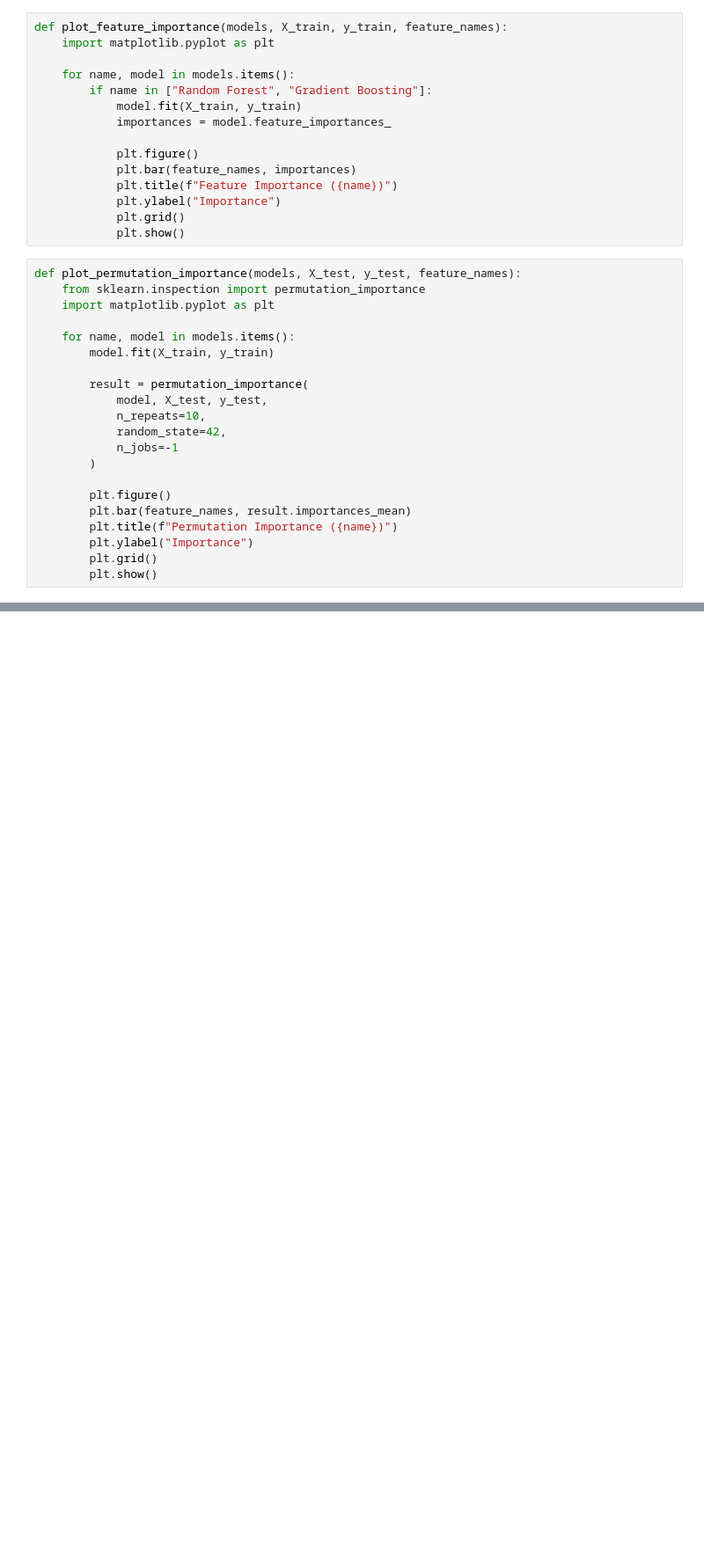
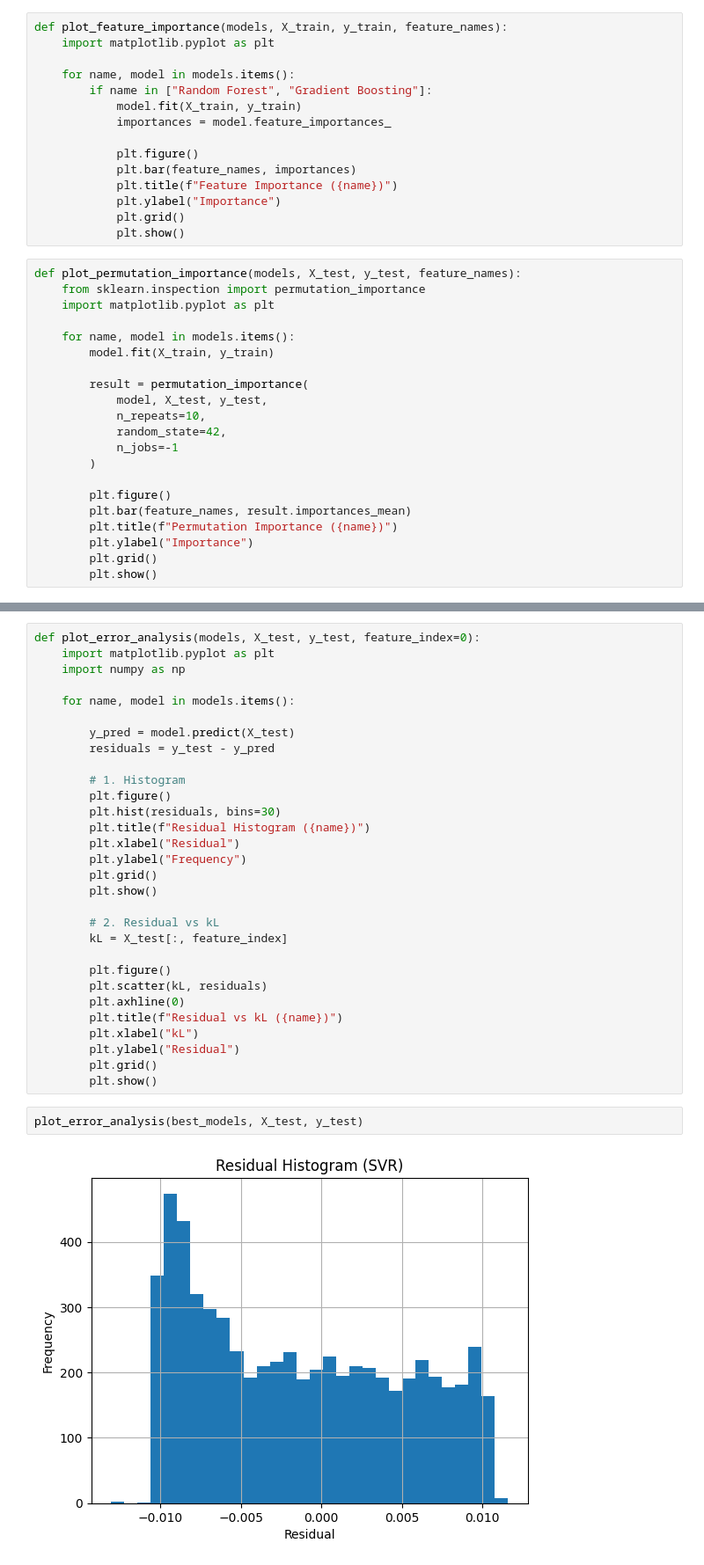
Before and after one commit to soniya-chaudhary-jha/sh-wave-ml-surrogate, a Jupyter notebook: classical_ml/executed_notebooks/05_ML_Model_Comparison_Final.ipynb, the cells around one changed output, grey strips where cells are left out. Shown at 88% size. Drawn from its saved outputs; the diff is of its cells as text; blank space fills up the shorter version.

```diff
--- a/classical_ml/executed_notebooks/05_ML_Model_Comparison_Final.ipynb
+++ b/classical_ml/executed_notebooks/05_ML_Model_Comparison_Final.ipynb
@@ -334,0 +622,34 @@ plot_permutation_importance(models, X_test, y_test, feature_names)
+# %%
+def plot_error_analysis(models, X_test, y_test, feature_index=0):
+    import matplotlib.pyplot as plt
+    import numpy as np
+
+    for name, model in models.items():
+
+        y_pred = model.predict(X_test)
+        residuals = y_test - y_pred
+
+        # 1. Histogram
+        plt.figure()
+        plt.hist(residuals, bins=30)
+        plt.title(f"Residual Histogram ({name})")
+        plt.xlabel("Residual")
+        plt.ylabel("Frequency")
+        plt.grid()
+        plt.show()
+
+        # 2. Residual vs kL
+        kL = X_test[:, feature_index]
+
+        plt.figure()
+        plt.scatter(kL, residuals)
+        plt.axhline(0)
+        plt.title(f"Residual vs kL ({name})")
+        plt.xlabel("kL")
+        plt.ylabel("Residual")
+        plt.grid()
+        plt.show()
+# %%
+plot_error_analysis(best_models, X_test, y_test)
+# %% [output]
+[figure, added]
```
Also changed, not shown: parts of 26 cells of this notebook, 36 other files.
